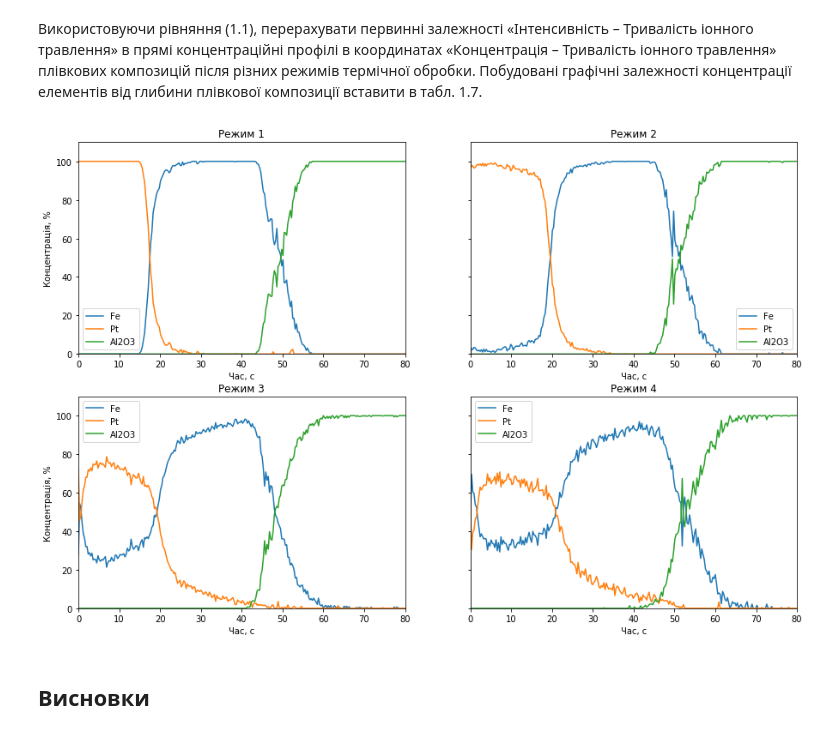
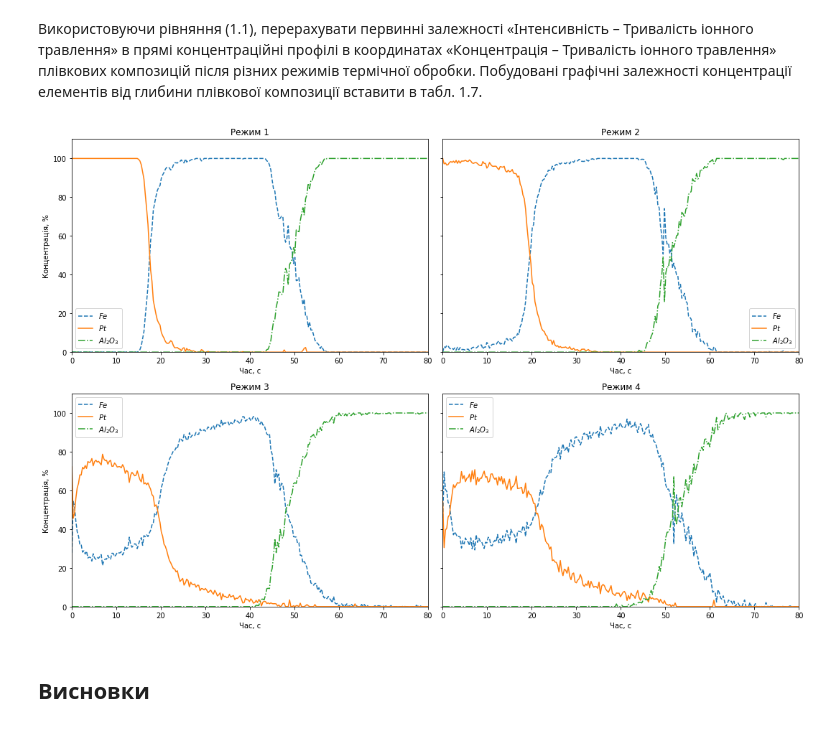
Before and after one commit to rostyq/edu_notebooks, a Jupyter notebook: scientific_work/SNMS.ipynb, the cells around one changed output. Drawn from its saved outputs; the diff is of its cells as text; code cells hidden in the pictures.

```diff
--- a/scientific_work/SNMS.ipynb
+++ b/scientific_work/SNMS.ipynb
@@ -86,11 +86,12 @@ Read files:
 # %%
 f, ax = plt.subplots(2, 2, squeeze=False, figsize=(12, 8), sharey=True, sharex=True)
 for i, ht_condition in enumerate(ht_conditions):
-    ht_condition.plot(ax=ax.flatten()[i], title=titles[i])
+    ht_condition.plot(ax=ax.flatten()[i], title=titles[i], style=['--', '-', '-.'])
     ax.flatten()[i].set_xlabel('Тривалість іонного травлення, с')
     ax.flatten()[i].set_ylabel('Інтенсивність, в. о.')
     ax.flatten()[i].set_xlim(0, 80)
     ax.flatten()[i].set_ylim(0, 27000)
+    ax.flatten()[i].legend(['$Fe$', '$Pt$', '$Al_2O_3$'])
 plt.tight_layout(0)
 plt.savefig('./report/images/intenses.pdf')
 # %% [output]
@@ -179,13 +151,16 @@ for d, ht_condition in zip(D.iterrows(), ht_conditions):
 # %%
 f, ax = plt.subplots(2, 2, squeeze=False, figsize=(15, 10), sharey=True)
 for i, ht_condition in enumerate(ht_conditions_C):
-    (ht_condition * 100).plot(ax=ax.flatten()[i], title=titles[i])
+    (ht_condition * 100).plot(ax=ax.flatten()[i], title=titles[i], style=['--', '-', '-.'])
     ax.flatten()[i].set_xlabel('Час, с')
     ax.flatten()[i].set_ylabel('Концентрація, %')
     ax.flatten()[i].set_xlim(0, 80)
     ax.flatten()[i].set_ylim(0, 110)
+    ax.flatten()[i].legend(['$Fe$', '$Pt$', '$Al_2O_3$'])
+plt.tight_layout()
+plt.savefig('./report/images/concentration_profiles.pdf')
 # %% [output]
-[figure, old version]
+[figure, new version]
 # %% [markdown]
 ## Висновки
 # %% [markdown]
```
Also changed, not shown: parts of 6 cells of this notebook, 7 other files.
